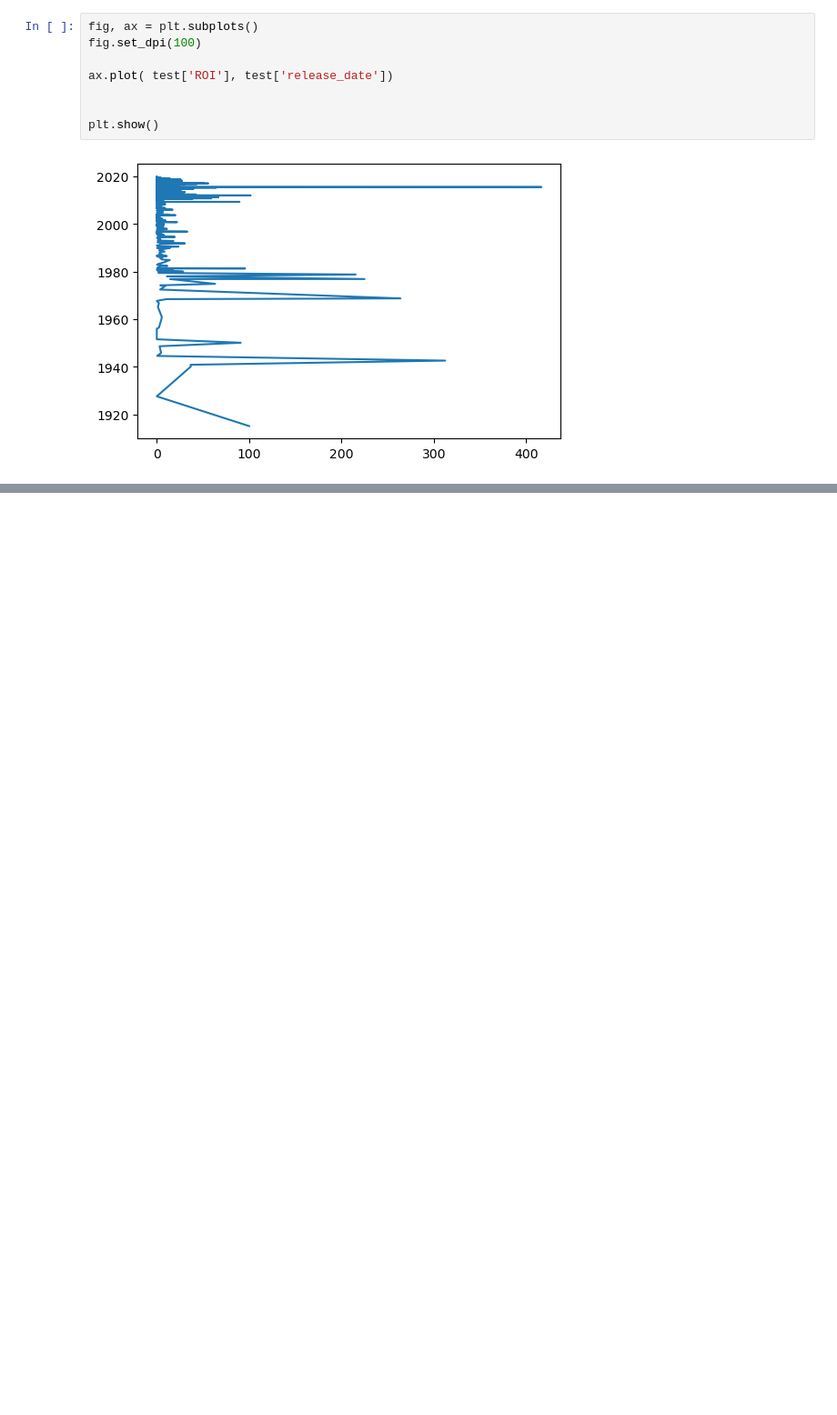
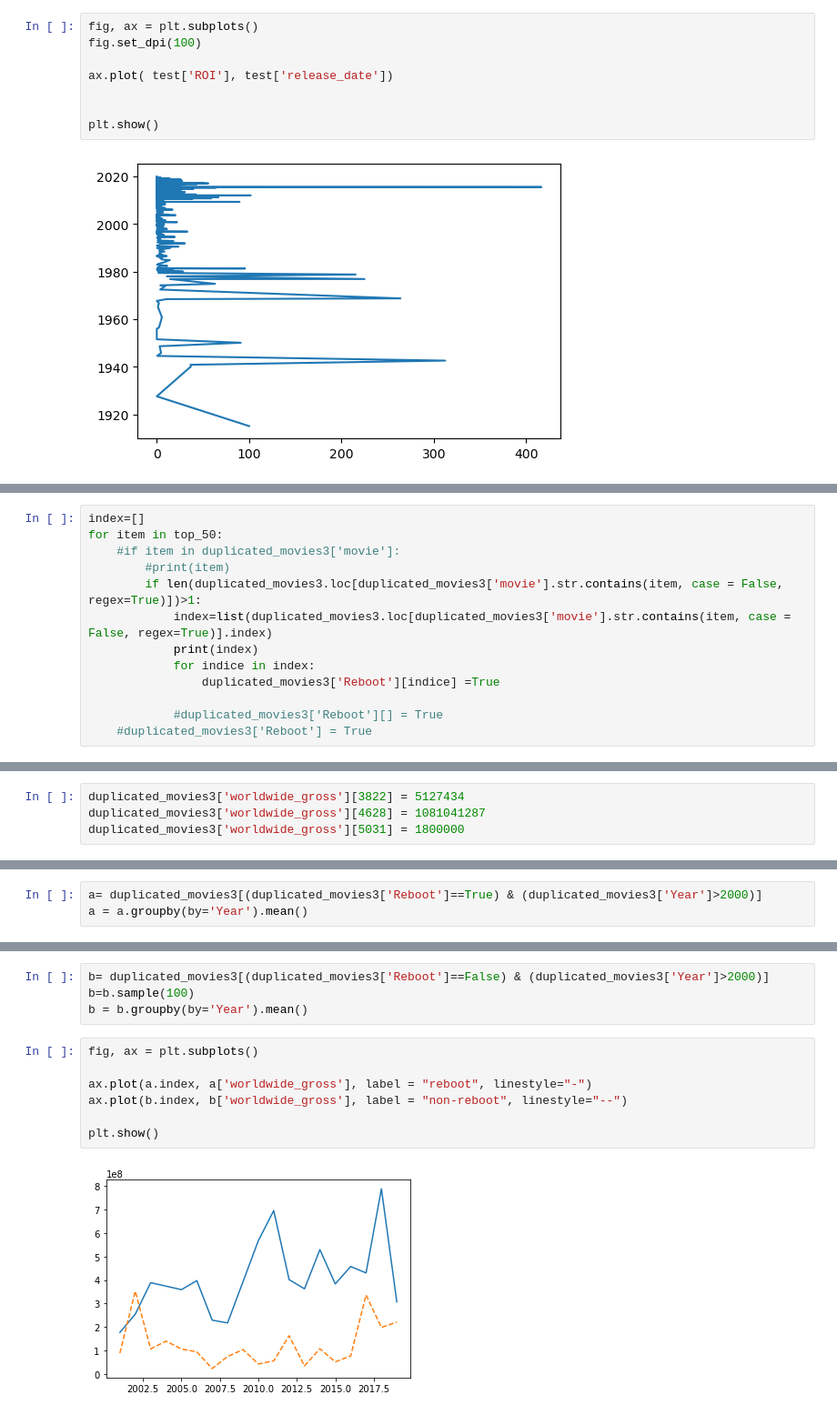
Before and after one commit to Meir-Alelov/Movie-Data-Analysis-and-Recs, a Jupyter notebook: Alice-notebook.ipynb, the cells around one changed output, grey strips where cells are left out. Shown: that part at 91% size. Saved outputs shown, nothing was run; the diff lists cells and outputs as text; blank space fills up the shorter version.

```diff
--- a/Alice-notebook.ipynb
+++ b/Alice-notebook.ipynb
@@ -603,0 +792,13 @@ plt.show()
+# %%
+index=[]
+for item in top_50:
+    #if item in duplicated_movies3['movie']:
+        #print(item)
+        if len(duplicated_movies3.loc[duplicated_movies3['movie'].str.contains(item, case = False, regex=True)])>1:
+            index=list(duplicated_movies3.loc[duplicated_movies3['movie'].str.contains(item, case = False, regex=True)].index)
+            print(index)
+            for indice in index:
+                duplicated_movies3['Reboot'][indice] =True
+
+            #duplicated_movies3['Reboot'][] = True
+    #duplicated_movies3['Reboot'] = True
@@ -603,0 +1062,4 @@ plt.show()
+# %%
+duplicated_movies3['worldwide_gross'][3822] = 5127434
+duplicated_movies3['worldwide_gross'][4628] = 1081041287
+duplicated_movies3['worldwide_gross'][5031] = 1800000
@@ -603,0 +1105,3 @@ plt.show()
+# %%
+a= duplicated_movies3[(duplicated_movies3['Reboot']==True) & (duplicated_movies3['Year']>2000)]
+a = a.groupby(by='Year').mean()
@@ -603,0 +1128,13 @@ plt.show()
+# %%
+b= duplicated_movies3[(duplicated_movies3['Reboot']==False) & (duplicated_movies3['Year']>2000)]
+b=b.sample(100)
+b = b.groupby(by='Year').mean()
+# %%
+fig, ax = plt.subplots()
+
+ax.plot(a.index, a['worldwide_gross'], label = "reboot", linestyle="-")
+ax.plot(b.index, b['worldwide_gross'], label = "non-reboot", linestyle="--")
+
+plt.show()
+# %% [output]
+[figure, added]
```
Also changed, not shown: parts of 48 cells of this notebook.
